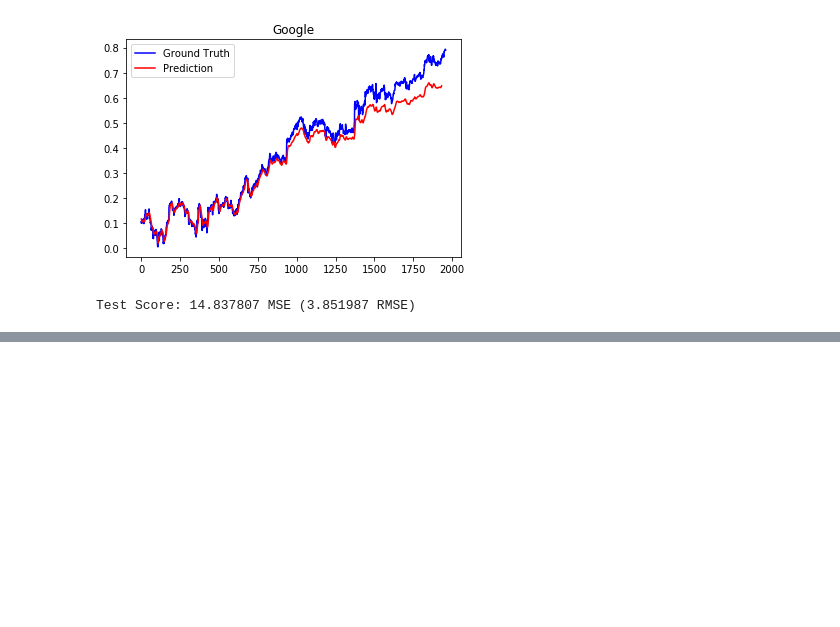
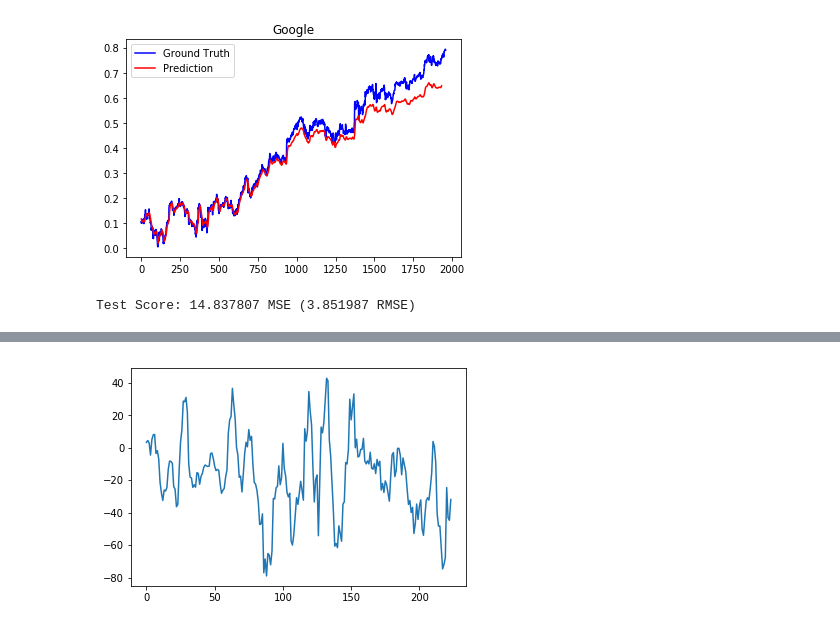
Before and after one commit to bmetherall/Machine_Learning_Stocks, a Jupyter notebook: RNN.ipynb, the cells around one changed output, grey strips where cells are left out. Saved outputs shown, nothing was run; the diff lists cells and outputs as text; code cells hidden in the pictures; blank space fills up the shorter version.

```diff
--- a/RNN.ipynb
+++ b/RNN.ipynb
@@ -200,0 +235,7 @@ print 32*[1, 2, 1]
+# %%
+t = model.predict(google_train)
+t = unnormalize(t, zeta, eta)
+plt.plot(t[:,0] - googdata[-250+window+6:,0])
+plt.show()
+# %% [output]
+[figure, added]
```
Also changed, not shown: parts of 14 cells of this notebook.
